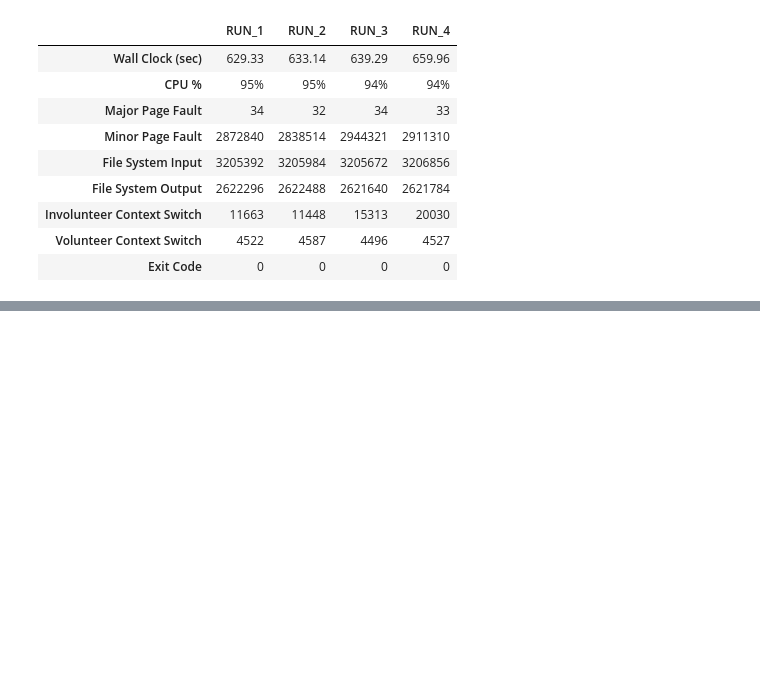
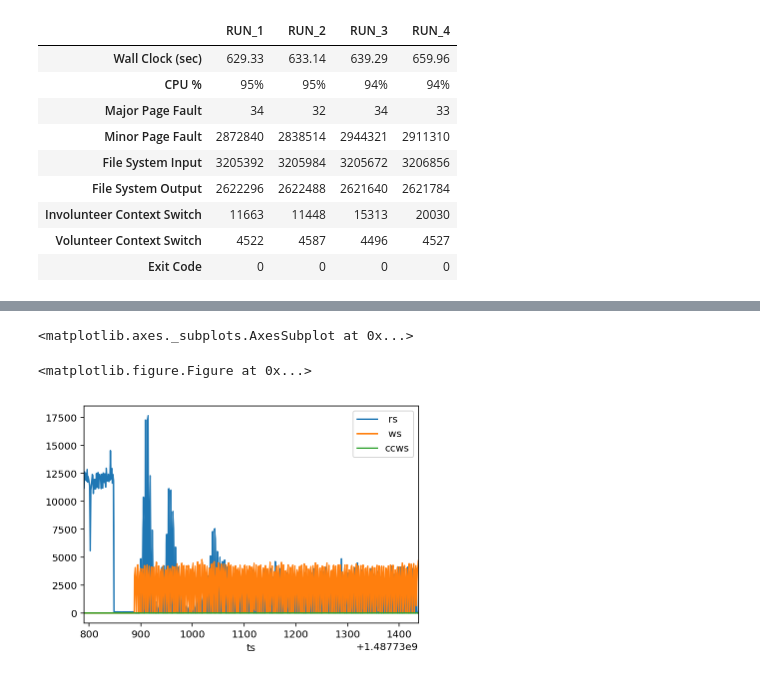
Before and after one commit to mingrutar/GenomicsLoaderConfigCreator, a Jupyter notebook: View Genomics Data Loading Results.ipynb, the cells around one changed output, grey strips where cells are left out. Saved outputs shown, nothing was run; the diff lists cells and outputs as text; code cells hidden in the pictures; blank space fills up the shorter version.

```diff
--- a/View Genomics Data Loading Results.ipynb
+++ b/View Genomics Data Loading Results.ipynb
@@ -48,4 +41,0 @@ plt.ylim(0, 1)
-# %%
-runid, lc_config, col_title = data_preparer.get_run_setting()
-print("==== run is %d user loader config ====" % runid)
-pd.DataFrame.from_items(pd.Series(lc_config),orient='index', columns=col_title)
@@ -58,0 +42,7 @@ pd.DataFrame.from_items(pd.Series(lc_config),orient='index', columns=col_title)
+# %%
+import pandas as pd
+import os, os.path
+stat_files = data_preparer.get_pidstats(runid)
+fn = os.path.basename(stat_files[0][0])
+fn = os.path.join(os.getcwd(), "stats", fn)
+fn
@@ -58,0 +51,3 @@ pd.DataFrame.from_items(pd.Series(lc_config),orient='index', columns=col_title)
+# %%
+proc_stat = pd.DataFrame.from_csv(fn)
+proc_stat.head()
@@ -58,0 +62,7 @@ pd.DataFrame.from_items(pd.Series(lc_config),orient='index', columns=col_title)
+# %%
+plt.figure()
+proc_stat.plot()
+# %% [output]
+<matplotlib.axes._subplots.AxesSubplot at 0x...>
+<matplotlib.figure.Figure at 0x...>
+[figure, added]
```
Also changed, not shown: parts of 4 cells of this notebook, 2 other files.
